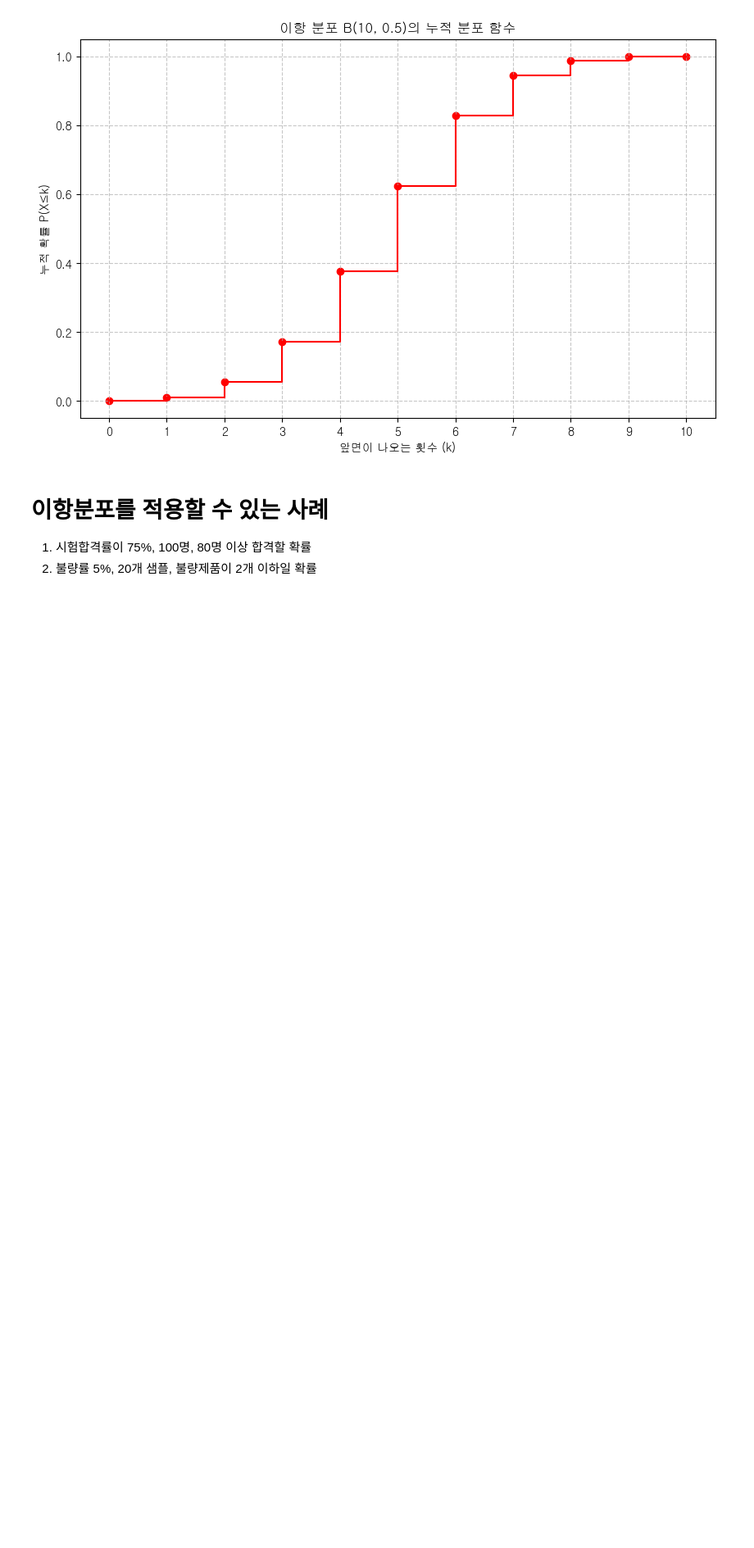
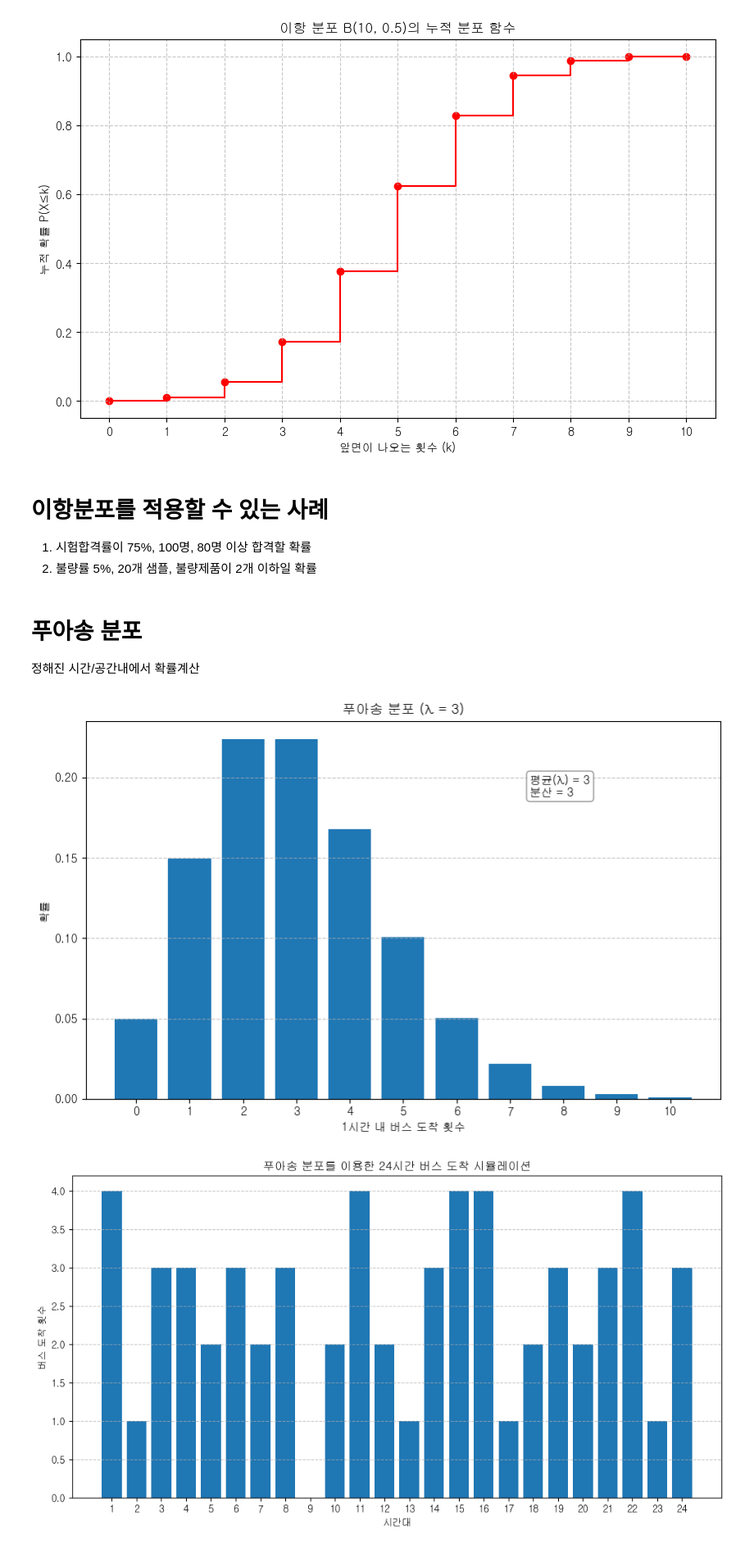
Before and after one commit to bhjin97/hipython_rep, a Jupyter notebook: 24. 확률분포.ipynb, the cells around one changed output. Shown at 82% size. Drawn from its saved outputs; the diff is of its cells as text; code cells hidden in the pictures; blank space fills up the shorter version.

```diff
--- a/24. 확률분포.ipynb
+++ b/24. 확률분포.ipynb
@@ -134,3 +134,56 @@ plt.show()
 
 1. 시험합격률이 75%, 100명, 80명 이상 합격할 확률
 2. 불량률 5%, 20개 샘플, 불량제품이 2개 이하일 확률
+# %% [markdown]
+# 푸아송 분포
+정해진 시간/공간내에서 확률계산
+# %%
+# 푸아송 분포 - 버스 도착 시뮬레이션
+import numpy as np
+import matplotlib.pyplot as plt
+from scipy.stats import poisson
+
+# 파라미터 설정
+lambda_val = 3  # 1시간당 평균 버스 도착 횟수
+
+# 푸아송 확률변수 생성
+X = poisson(lambda_val)
+
+# 가능한 버스 도착 횟수 (0부터 10까지)
+k_values = np.arange(0, 11)
+
+# 각 값에 대한 확률 계산
+pmf_values = X.pmf(k_values)
+
+# 결과 시각화
+plt.figure(figsize=(10, 6))
+plt.bar(k_values, pmf_values)
+plt.xlabel('1시간 내 버스 도착 횟수')
+plt.ylabel('확률')
+plt.title(f'푸아송 분포 (λ = {lambda_val})')
+plt.xticks(k_values)
+plt.grid(axis='y', linestyle='--', alpha=0.7)
+
+# 평균과 분산 표시
+plt.annotate(f'평균(λ) = {lambda_val}\n분산 = {lambda_val}',
+             xy=(0.7, 0.8), xycoords='axes fraction',
+             bbox=dict(boxstyle="round,pad=0.3", fc="white", ec="gray", alpha=0.8))
+
+plt.show()
+
+# 시뮬레이션: 하루(24시간) 동안의 버스 도착 패턴
+np.random.seed(42)
+hours = np.arange(1, 25)
+arrivals = np.random.poisson(lambda_val, size=24)
+
+plt.figure(figsize=(12, 6))
+plt.bar(hours, arrivals)
+plt.xlabel('시간대')
+plt.ylabel('버스 도착 횟수')
+plt.title('푸아송 분포를 이용한 24시간 버스 도착 시뮬레이션')
+plt.xticks(hours)
+plt.grid(axis='y', linestyle='--', alpha=0.7)
+plt.show()
+# %% [output]
+[figure, added]
+[figure, added]
```
Also changed, not shown: parts of 1 cell of this notebook, 10 other files.
